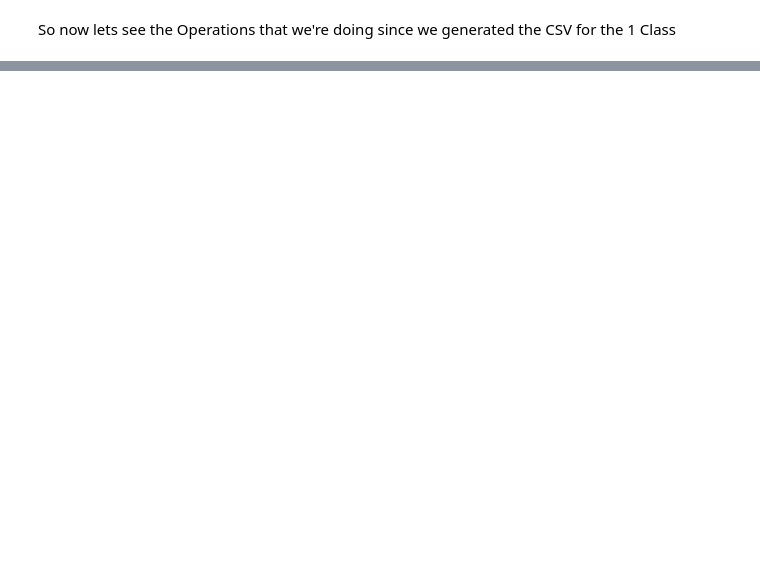
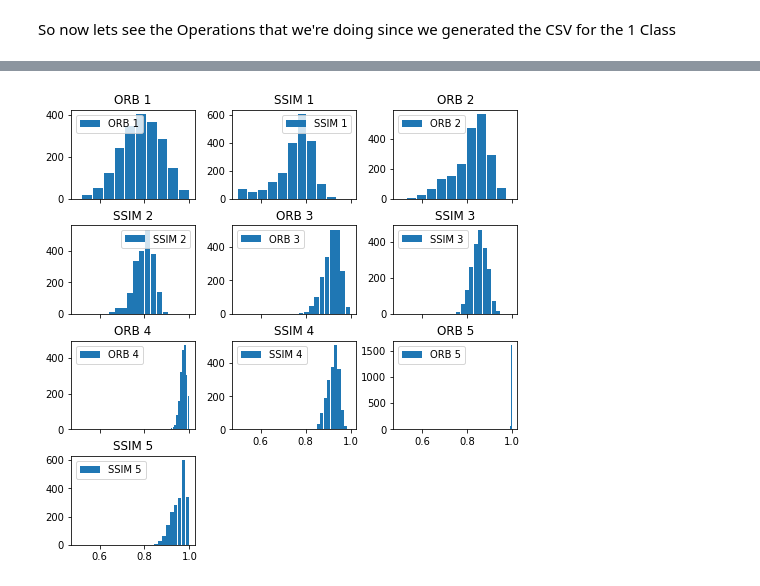
Before and after one commit to arnavd2001/iiitb_cnn, a Jupyter notebook: csvvisn.ipynb, the cells around one changed output, grey strips where cells are left out. Drawn from its saved outputs; the diff is of its cells as text; code cells hidden in the pictures; blank space fills up the shorter version.

```diff
--- a/csvvisn.ipynb
+++ b/csvvisn.ipynb
@@ -48,0 +34,4 @@ data1.describe()
+# %%
+ax = df.hist( bins=10, grid=False, figsize=(8,8), sharex=True, zorder=2, rwidth=0.9, xlabelsize=10, ylabelsize=10, legend = True, )
+# %% [output]
+[figure, added]
```
Also changed, not shown: parts of 24 cells of this notebook.
